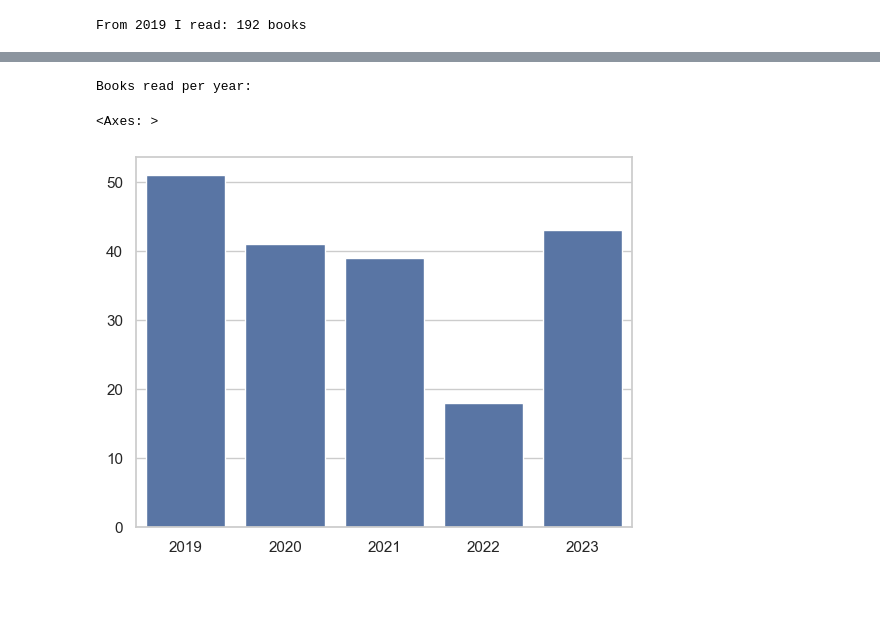
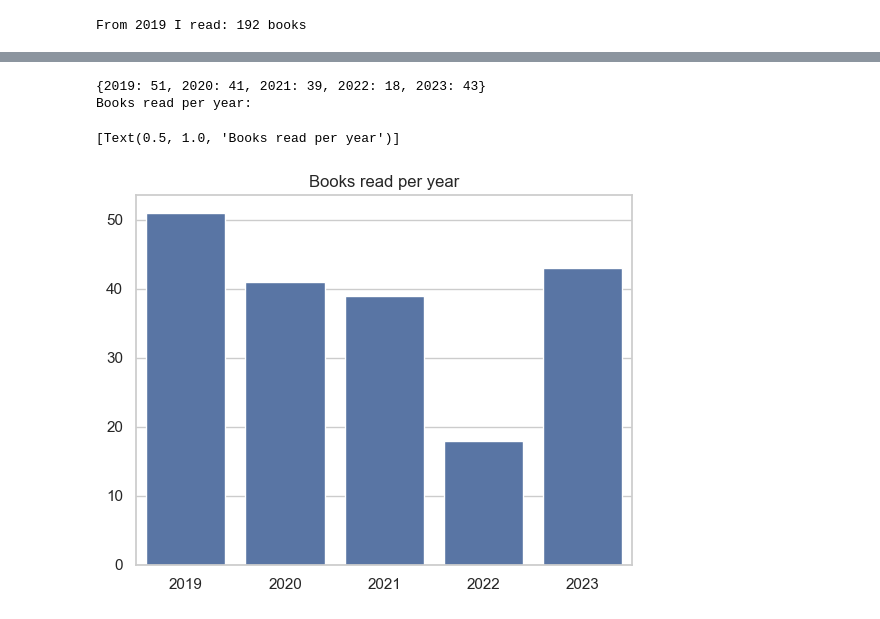
Before and after one commit to emmedibi/ReadingDataAnalysis, a Jupyter notebook: ReadingAnalysis.ipynb, the cells around one changed output, grey strips where cells are left out. Saved outputs shown, nothing was run; the diff lists cells and outputs as text; code cells hidden in the pictures; blank space fills up the shorter version.

Commit message:
questions completed

```diff
--- a/ReadingAnalysis.ipynb
+++ b/ReadingAnalysis.ipynb
@@ -208,6 +209,8 @@ ORIGINAL PUBLICATION YEAR - After the cleaning: Number of samples without a valu
 #We change the type of the columns FLOAT --> INT
 df_books["Year Published"] = df_books["Year Published"].astype("int64", copy=False)
 df_books["Original Publication Year"] = df_books["Original Publication Year"].astype("int64", copy=False)
+df_books["My Rating"] = df_books["My Rating"].astype("int64", copy=False)
+df_books["My Rating"].fillna(0, inplace=True)
 # %%
 #We have to change float64 type for columns "Date Read" (date), "Date Added" (date)
 # DATE ADDED has not null values
@@ -291,0 +307,7 @@ From 2019 I read: 192 books
+# %%
+#Question n.3: Who is the author whose books you have read the most?
+
+the_most_frequent_author_read = list_of_books_read_from_2019["Author l-f"].mode()
+for i in the_most_frequent_author_read:
+    print("Author:", i)
+    print(list_of_books_read_from_2019.loc[list_of_books_read_from_2019["Author l-f"] == i]["Title"])
@@ -291,0 +333,7 @@ From 2019 I read: 192 books
+# %%
+#Question n.4: Who is the publisher whose books you have read the most?
+
+the_most_frequent_author_read = list_of_books_read_from_2019["Publisher"].mode()
+for i in the_most_frequent_author_read:
+    print("Author:", i)
+    print(list_of_books_read_from_2019.loc[list_of_books_read_from_2019["Publisher"] == i]["Title"])
@@ -291,0 +363,8 @@ From 2019 I read: 192 books
+# %%
+#QUESTION n.7: Who is the author whose books you want to read the most in the future?
+future_books = df_books.loc[df_books["Exclusive Shelf"]== "to-read"]
+
+the_most_frequent_author_toRead = future_books["Author l-f"].mode()
+for i in the_most_frequent_author_toRead:
+    print("Author:", i)
+    print(future_books.loc[future_books["Author l-f"] == i]["Title"])
@@ -292,25 +406,29 @@ From 2019 I read: 192 books
 # %%
 #I can divided them in year (from 2019 to 2023) and plot the results
 #I create three functions
 #The first and the second are the filters for the count (in the third funciton).
 #filter_notafter use variable year (an integer) and the output is a series of boolean values
 
-def filter_notafter(year):
-    return df_books["Date Read"]<datetime.datetime(year,1,1)
-def filter_notbefore(year):
-    return df_books["Date Read"]>=datetime.datetime(year,1,1)
-def books_read_in(year):
-    return df_books.where(filter_notafter(year+1) & filter_notbefore(year))["Date Read"].count()
+def filter_notafter(year, column):
+    return df_books[column]<datetime.datetime(year,1,1)
+def filter_notbefore(year, column):
+    return df_books[column]>=datetime.datetime(year,1,1)
+def books_count_in(year, column):
+    return df_books.where(filter_notafter(year+1, column) & filter_notbefore(year, column))[column].count()
 
 books_read_func = {}
-for i in range(2019, 2023):
-    books_read_func[i] = books_read_in(i)
+start = 2019
+end = 2023
+for i in range(start, end+1):
+    books_read_func[i] = books_count_in(i, "Date Read")
 
+print(books_read_func)
 #PLOT DATA
 print("Books read per year:")
 sns.set_theme(style="whitegrid")
-sns.barplot(books_read_func, x=books_read.keys(), y=books_read.values())
+sns.barplot(books_read_func, x=books_read_func.keys(), y=books_read_func.values()).set(title='Books read per year')
 # %% [output]
+{2019: 51, 2020: 41, 2021: 39, 2022: 18, 2023: 43}
 Books read per year:
-<Axes: >
+[Text(0.5, 1.0, 'Books read per year')]
-[figure, old version]
+[figure, new version]
```
Also changed, not shown: parts of 23 cells of this notebook.
